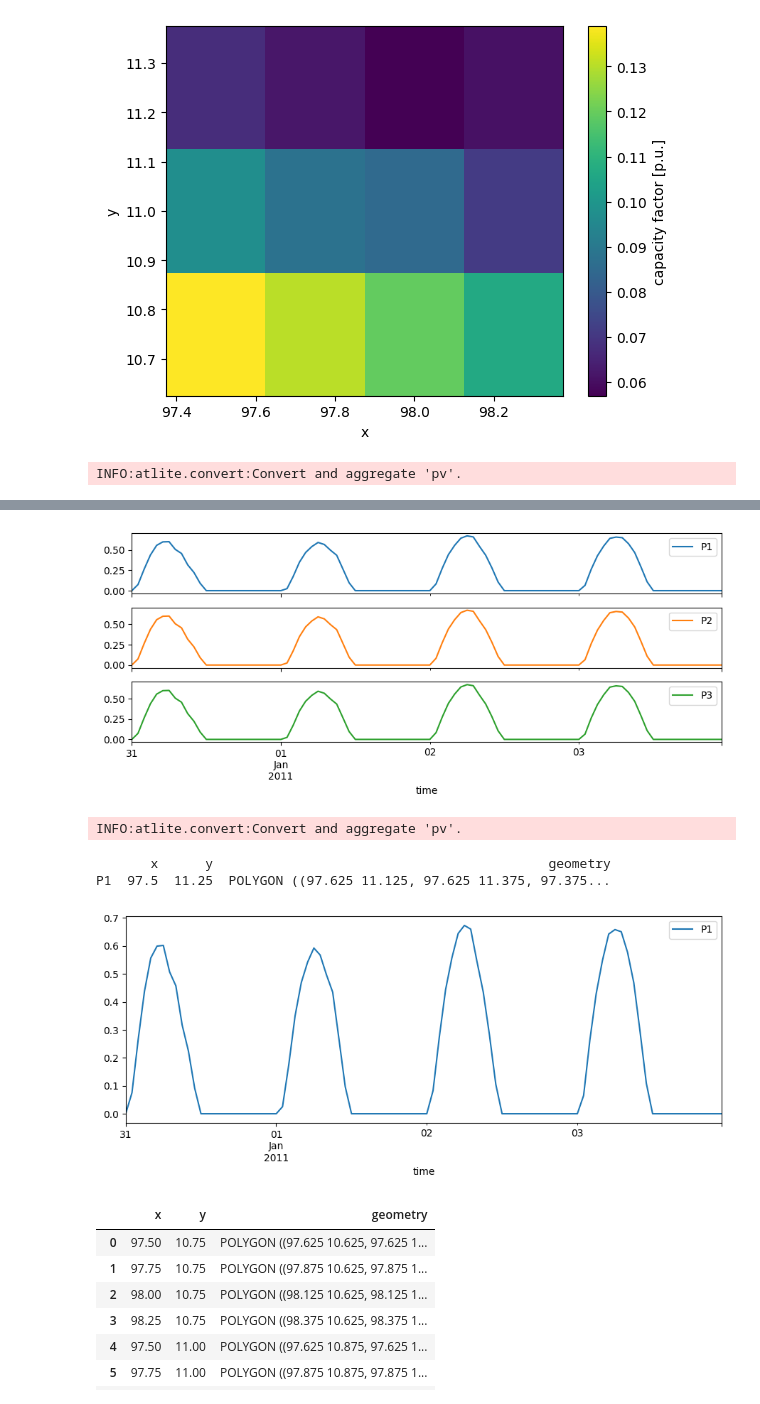
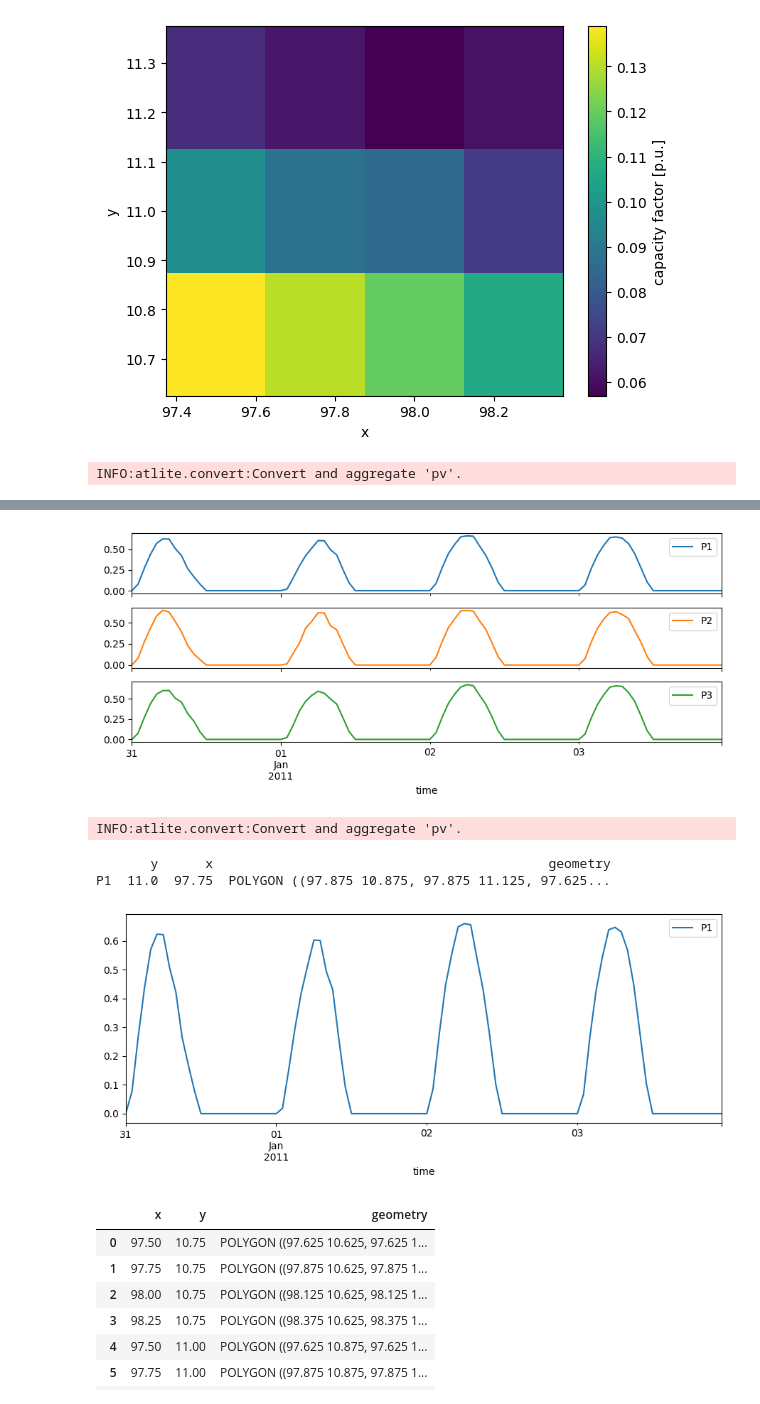
Before and after one commit to NarasetS/generationprofile_solarwind, a Jupyter notebook: Untitled-1.ipynb, the cells around one changed output, grey strips where cells are left out. Saved outputs shown, nothing was run; the diff lists cells and outputs as text; code cells hidden in the pictures.

```diff
--- a/Untitled-1.ipynb
+++ b/Untitled-1.ipynb
@@ -161,7 +235,7 @@ sites = gpd.GeoDataFrame(
         ["P2", 10.5, 98],
         ["P3", 11.2, 97.5],
     ],
-    columns=["name", "x", "y"],
+    columns=["name", "y", "x"],
 ).set_index("name")
 
 cells = cutout.grid
@@ -200,12 +274,12 @@ time
 ...                       ...       ...       ...
 2011-01-03 19:00:00  0.000000  0.000000  0.000000
 2011-01-03 20:00:00  0.000000  0.000000  0.000000
 2011-01-03 21:00:00  0.000000  0.000000  0.000000
 2011-01-03 22:00:00  0.000000  0.000000  0.000000
 2011-01-03 23:00:00  0.000000  0.000000  0.000000
 
 [96 rows x 3 columns]
-[figure, old version]
+[figure, new version]
 # %%
 
 # area = cells_generation[:1]
@@ -225,9 +299,9 @@ power_generation.to_pandas().plot(subplots=True, ax=axes)
 fig.tight_layout()
 # %% [output]
 INFO:atlite.convert:Convert and aggregate 'pv'.
-       x      y                                           geometry
-P1  97.5  11.25  POLYGON ((97.625 11.125, 97.625 11.375, 97.375...
+       y      x                                           geometry
+P1  11.0  97.75  POLYGON ((97.875 10.875, 97.875 11.125, 97.625...
-[figure, old version]
+[figure, new version]
 # %%
 cutout.grid
 # %% [output]
```
Also changed, not shown: parts of 2 cells of this notebook, 14 other files.
